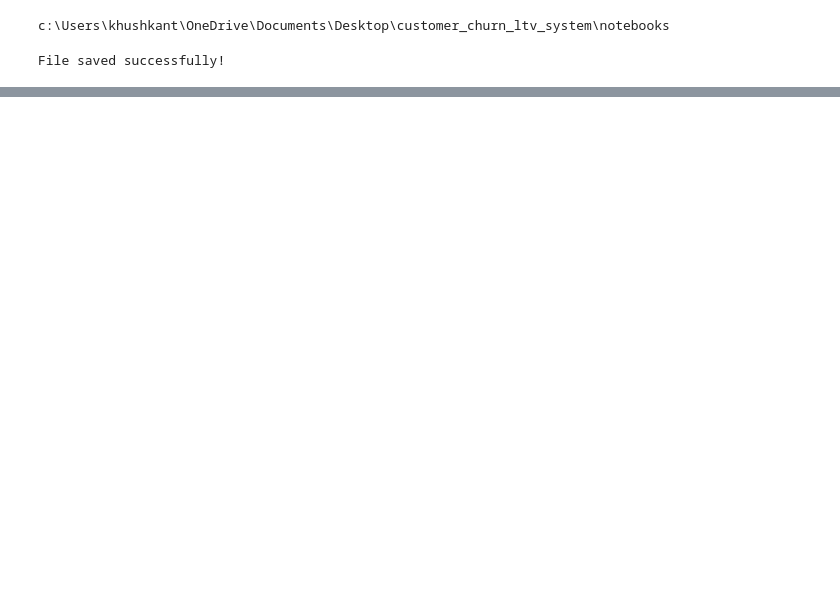
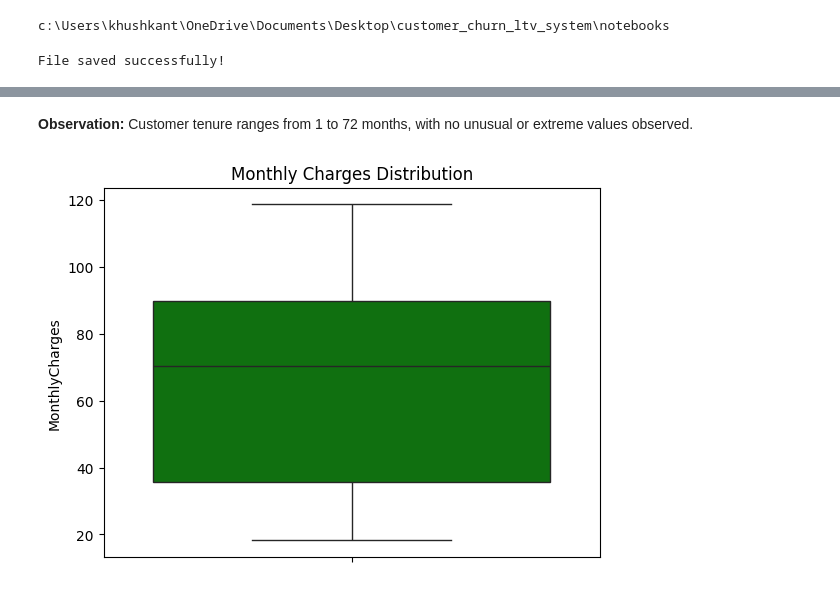
Before and after one commit to kapish196258/customer_churn_ltv_system, a Jupyter notebook: notebooks/data_cleaning.ipynb, the cells around one changed output, grey strips where cells are left out. Drawn from its saved outputs; the diff is of its cells as text; code cells hidden in the pictures; blank space fills up the shorter version.

```diff
--- a/notebooks/data_cleaning.ipynb
+++ b/notebooks/data_cleaning.ipynb
@@ -101,0 +173,10 @@ File saved successfully!
+# %% [markdown]
+**Observation:** Customer tenure ranges from 1 to 72 months, with no unusual or extreme values observed.
+# %%
+# Montly charges
+sns.boxplot(y=df["MonthlyCharges"], color="green")
+
+plt.title("Monthly Charges Distribution")
+plt.show()
+# %% [output]
+[figure, added]
```
Also changed, not shown: parts of 15 cells of this notebook.
